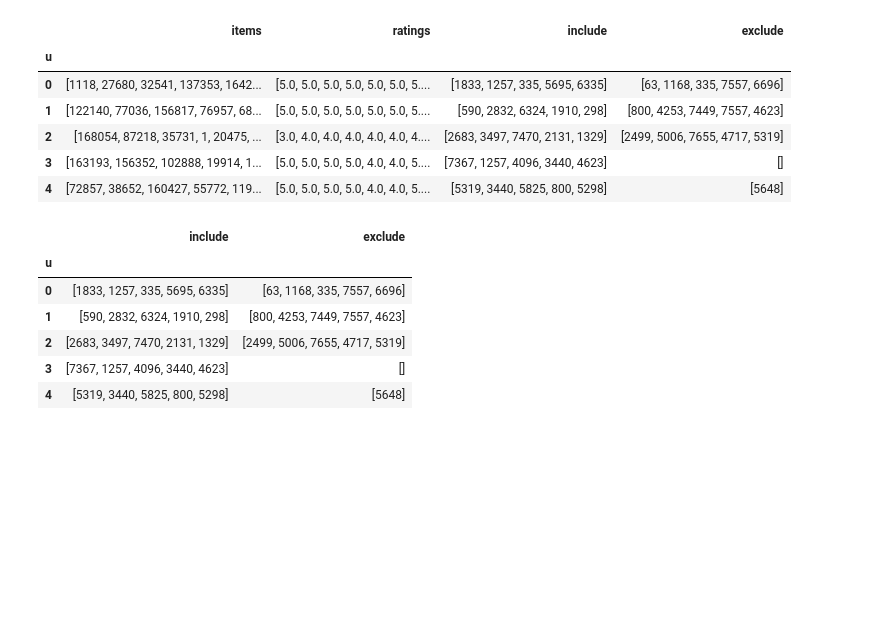
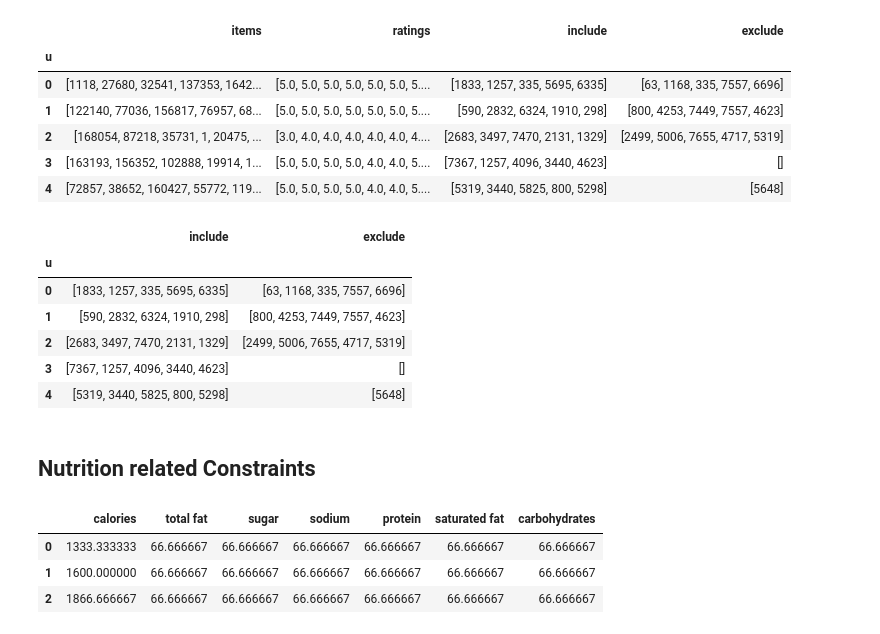
Before and after one commit to rach-rgb/food-recommendation-w-constraints, a Jupyter notebook: notebooks/constraint.ipynb, the cells around one changed output. Saved outputs shown, nothing was run; the diff lists cells and outputs as text; code cells hidden in the pictures; blank space fills up the shorter version.

Commit message:
add: nutrition related constraint

```diff
--- a/notebooks/constraint.ipynb
+++ b/notebooks/constraint.ipynb
@@ -8,6 +8,9 @@ ingr_percent = 1
 good_rat = 5.0
 bad_rat = 0.0
 ingr_count = 5
+calories = [2000, 2400, 2800] # len(calories) = nutr_count
+mult = 2/3
+nutr_count = 3
 # %%
 ingr_data = pd.read_csv('../data/ingr_data.csv')
 ingr_data.sort_values(by = 'count', ascending = False, inplace = True)
@@ -191,3 +194,23 @@ ingr_const.head()
 | 4 | [5319, 3440, 5825, 800, 5298] | [5648] |
 # %%
 ingr_const.to_csv('../data/ingr_const.csv')
+# %% [markdown]
+## Nutrition related Constraints
+# %%
+data = {
+        'calories': [x * mult for x in  calories],
+        'total fat': [100 * mult] * nutr_count,
+        'sugar': [100 * mult] * nutr_count,
+        'sodium': [100 * mult] * nutr_count,
+        'protein': [100 * mult] * nutr_count,
+        'saturated fat': [100 * mult] * nutr_count,
+        'carbohydrates' : [100 * mult] * nutr_count
+       }
+# %%
+nutr_const = pd.DataFrame(data)
+nutr_const.head()
+# %% [output]
+|  | calories | total fat | sugar | sodium | protein | saturated fat | carbohydrates |
+| 0 | 1333.333333 | 66.666667 | 66.666667 | 66.666667 | 66.666667 | 66.666667 | 66.666667 |
+| 1 | 1600.000000 | 66.666667 | 66.666667 | 66.666667 | 66.666667 | 66.666667 | 66.666667 |
+| 2 | 1866.666667 | 66.666667 | 66.666667 | 66.666667 | 66.666667 | 66.666667 | 66.666667 |
```
Also changed, not shown: parts of 1 cell of this notebook, 1 other file.
